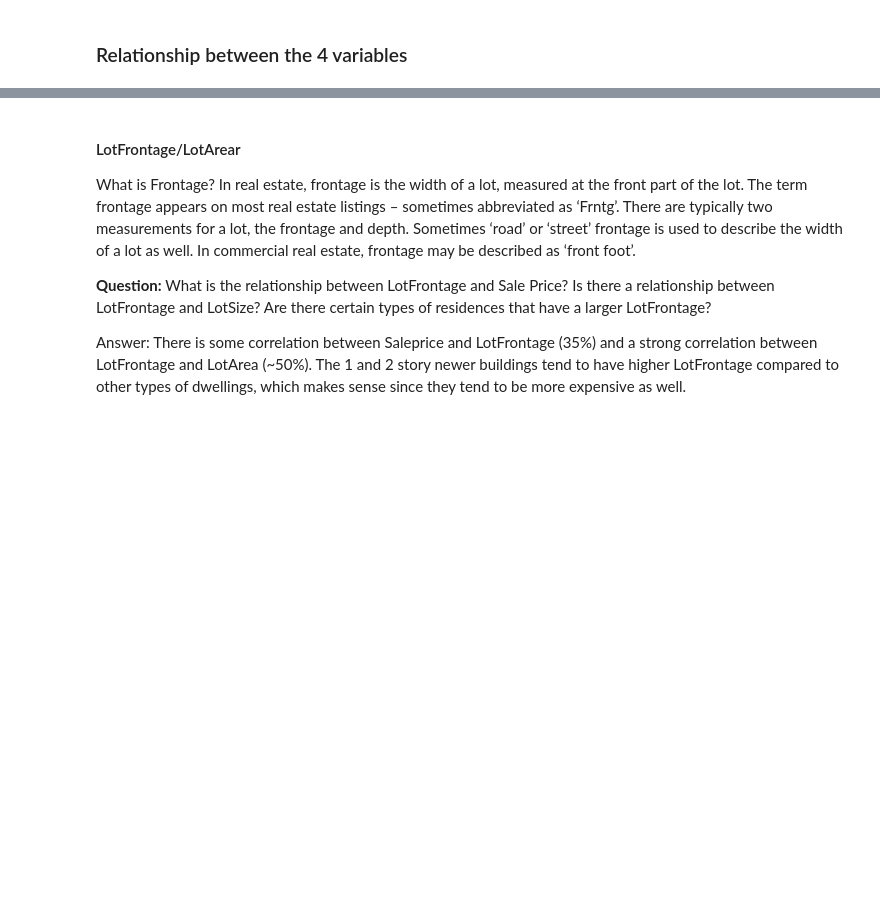
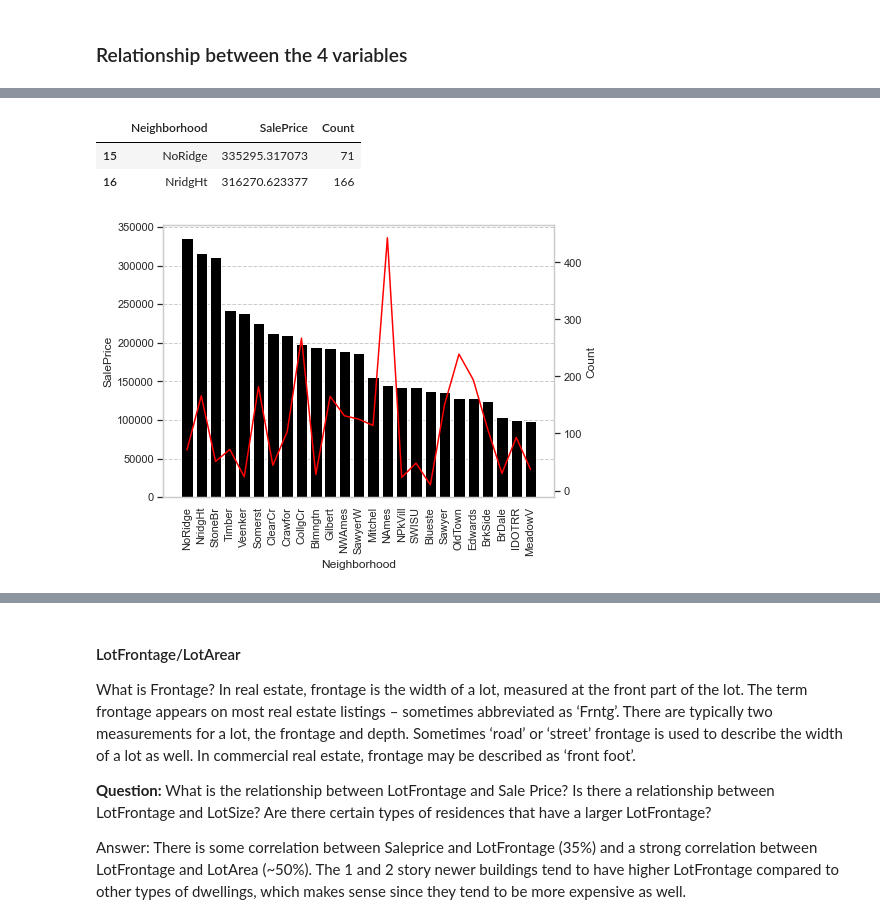
Before and after one commit to shroffp05/Kaggle, a Jupyter notebook: HousePricePredictor/Kaggle_House_Price_Predictor.ipynb, the cells around one changed output, grey strips where cells are left out. Cells and saved outputs as stored; diff of their text form; code cells hidden in the pictures; blank space fills up the shorter version.

```diff
--- a/HousePricePredictor/Kaggle_House_Price_Predictor.ipynb
+++ b/HousePricePredictor/Kaggle_House_Price_Predictor.ipynb
@@ -385,0 +442,2 @@ pd.crosstab(df['MSSubClass'], df['MSZoning']).T
+# %%
+df['YearsSinceBuilt/Remod'] = 1/(2022-df['YearRemodAdd'])
@@ -385,0 +451,2 @@ pd.crosstab(df['MSSubClass'], df['MSZoning']).T
+# %%
+df.drop(columns={'YearBuilt','YearRemodAdd'}, inplace=True)
@@ -385,0 +533,19 @@ pd.crosstab(df['MSSubClass'], df['MSZoning']).T
+# %%
+neighborhood = df.groupby(['Neighborhood'], as_index=False).agg({'SalePrice':'mean', 'LotConfig':'count'}).sort_values(by='SalePrice', ascending=False)
+neighborhood.rename(columns={'LotConfig':'Count'}, inplace=True)
+# %%
+neighborhood.head(2)
+# %% [output]
+|  | Neighborhood | SalePrice | Count |
+| 15 | NoRidge | 335295.317073 | 71 |
+| 16 | NridgHt | 316270.623377 | 166 |
+# %%
+fig, axs1 = plt.subplots(1,1)
+sns.barplot(x='Neighborhood',y='SalePrice',data=neighborhood, color='black', ax=axs1)
+plt.xticks(rotation=90)
+axs2 = axs1.twinx()
+sns.lineplot(x='Neighborhood',y='Count', data=neighborhood, color='red', ax=axs2)
+axs2.grid(False)
+plt.show()
+# %% [output]
+[figure, added]
```
Also changed, not shown: parts of 30 cells of this notebook.
